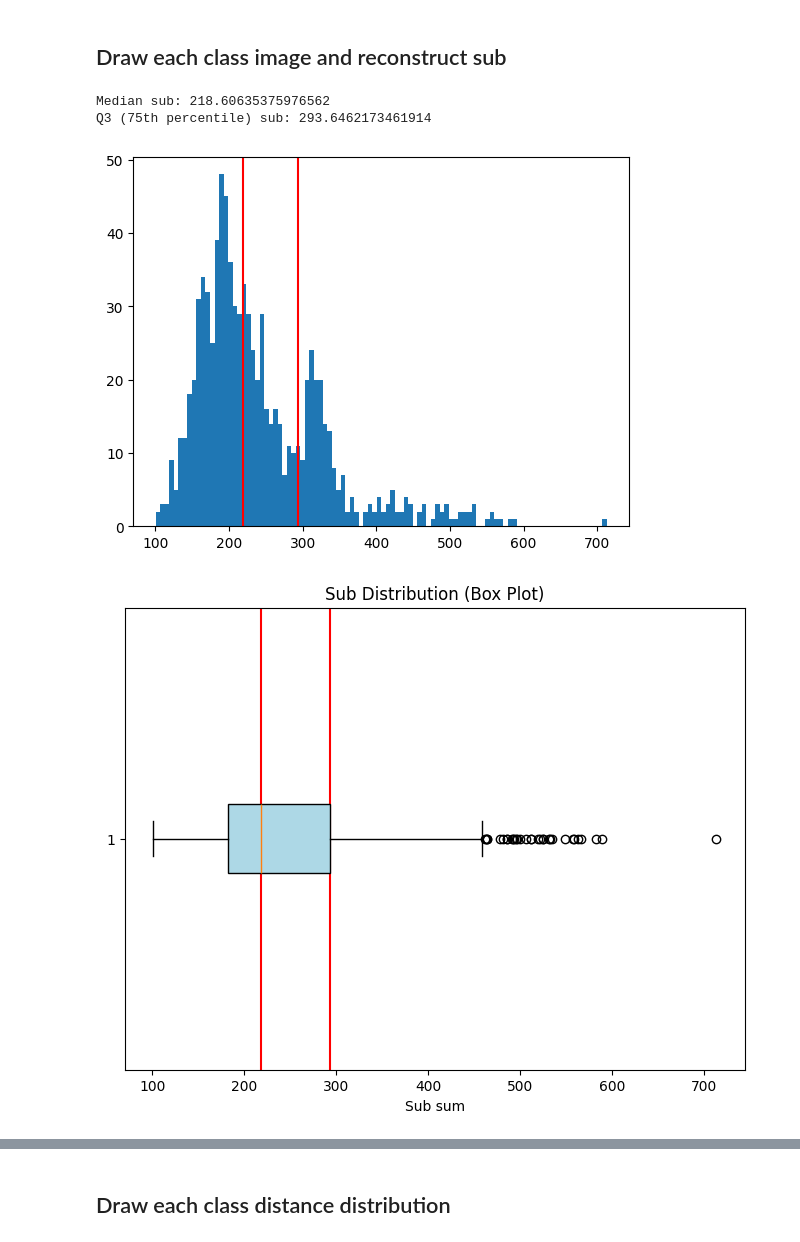
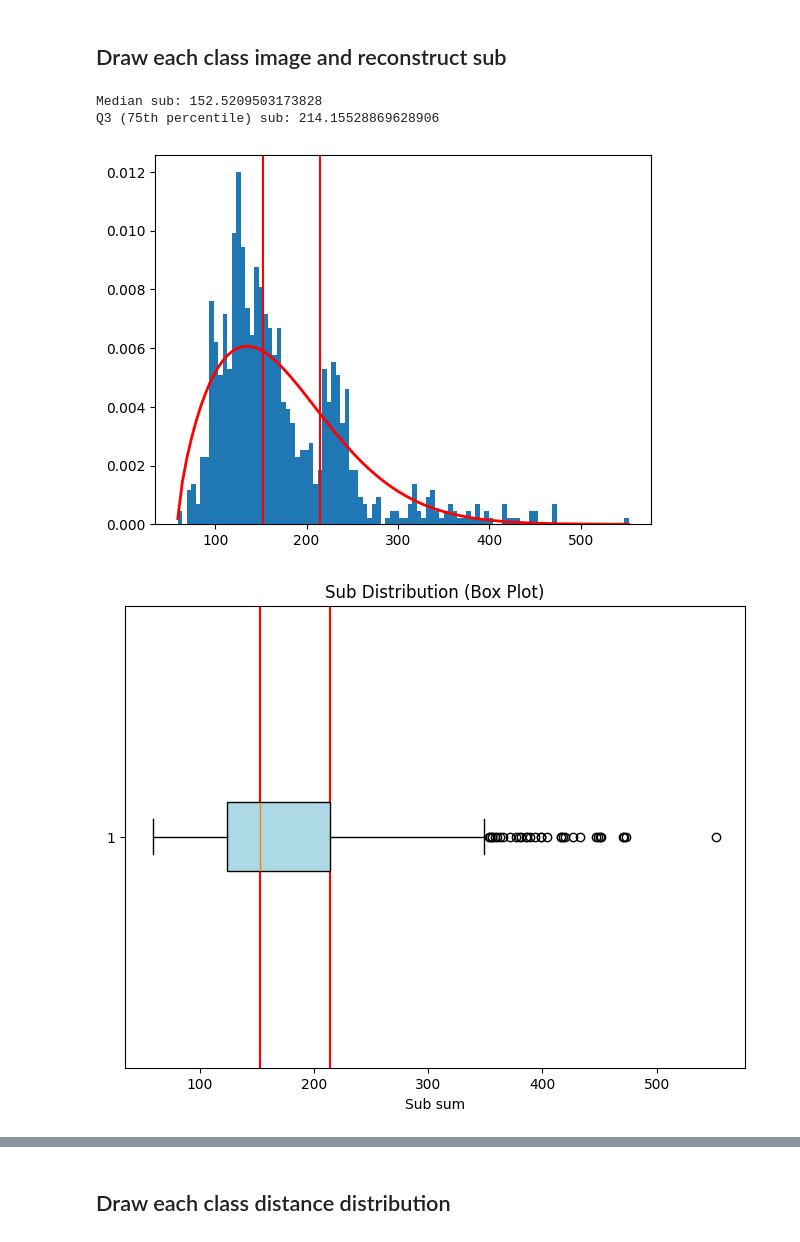
Before and after one commit to Samel0731/ae-zero-shot, a Jupyter notebook: experience/modeling_latent.ipynb, the cells around one changed output, grey strips where cells are left out. Drawn from its saved outputs; the diff is of its cells as text; code cells hidden in the pictures.

```diff
--- a/experience/modeling_latent.ipynb
+++ b/experience/modeling_latent.ipynb
@@ -33,7 +33,8 @@ print(f'training dataset total data: {len(training_set)}')
 # Load the trained model
 device = torch.device('cuda' if torch.cuda.is_available() else 'cpu')
 autoencoder = build_AE()  # Make sure this matches the original model architecture
-autoencoder.load_state_dict(torch.load('../saved/models/model_20240928_204659_99.pt', weights_only=True))
+# autoencoder.load_state_dict(torch.load('../saved/models/model_20240928_204659_99.pt', weights_only=True))
+autoencoder.load_state_dict(torch.load('../saved/models/model_20241006_171933_99.pt', weights_only=True))
 autoencoder.to(device)
 # --------------------------------------------------------------------------
 # %% [output]
@@ -59,40 +60,50 @@ Autoencoder(
 # %% [markdown]
 ## Draw each class image and reconstruct sub
 # %%
+from scipy.stats import weibull_min
+import matplotlib.pyplot as plt
+import numpy as np
+
 sum_list = []
 with torch.no_grad():
     for inputs, targets, _ in training_loader:
         inputs = inputs.to(device)
         latent, recon = autoencoder(inputs)
         subt = torch.sum(torch.abs(inputs - recon), dim=[1, 2, 3])  # Compute subtracte for each image
         # print(f'inputs shape: {inputs.shape} recon shape: {recon.shape} subt shape: {subt.shape}')
         sum_list.extend(subt.cpu().numpy())  # Store the subtracte values
 
+data = np.array(sum_list)
+params = weibull_min.fit(data)
+x = np.linspace(np.min(data), np.max(data), 100)
+weibull_pdf = weibull_min.pdf(x, *params)
 
 # Compute median and Q3 (75th percentile)
 median_value = np.median(sum_list)
 q3_value = np.percentile(sum_list, 75)
 print(f"Median sub: {median_value}")
 print(f"Q3 (75th percentile) sub: {q3_value}")
 
-import matplotlib.pyplot as plt
-plt.hist(sum_list, bins=100)
+# Create a histogram of MSE values
+plt.hist(sum_list, bins=100, density=True)
+plt.plot(x, weibull_pdf, 'r-', lw=2, label='Weibull Fit')
 plt.axvline(x=median_value, color='r', linestyle='-')
 plt.axvline(x=q3_value, color='r', linestyle='-')
 plt.show()
+
 # Create a box plot of MSE values
 plt.figure(figsize=(8, 6))
 plt.axvline(x=median_value, color='r', linestyle='-')
 plt.axvline(x=q3_value, color='r', linestyle='-')
 plt.boxplot(sum_list, vert=False, patch_artist=True, boxprops=dict(facecolor='lightblue'))
 plt.title('Sub Distribution (Box Plot)')
 plt.xlabel('Sub sum')
 plt.show()
 # %% [output]
-Median sub: 218.60635375976562
-Q3 (75th percentile) sub: 293.6462173461914
+Median sub: 152.5209503173828
+Q3 (75th percentile) sub: 214.15528869628906
-[figure, old version]
+[figure, new version]
-[figure, old version]
+[figure, new version]
 # %%
 import numpy as np
 import seaborn as sns
```
Also changed, not shown: parts of 3 cells of this notebook, 5 other files.
